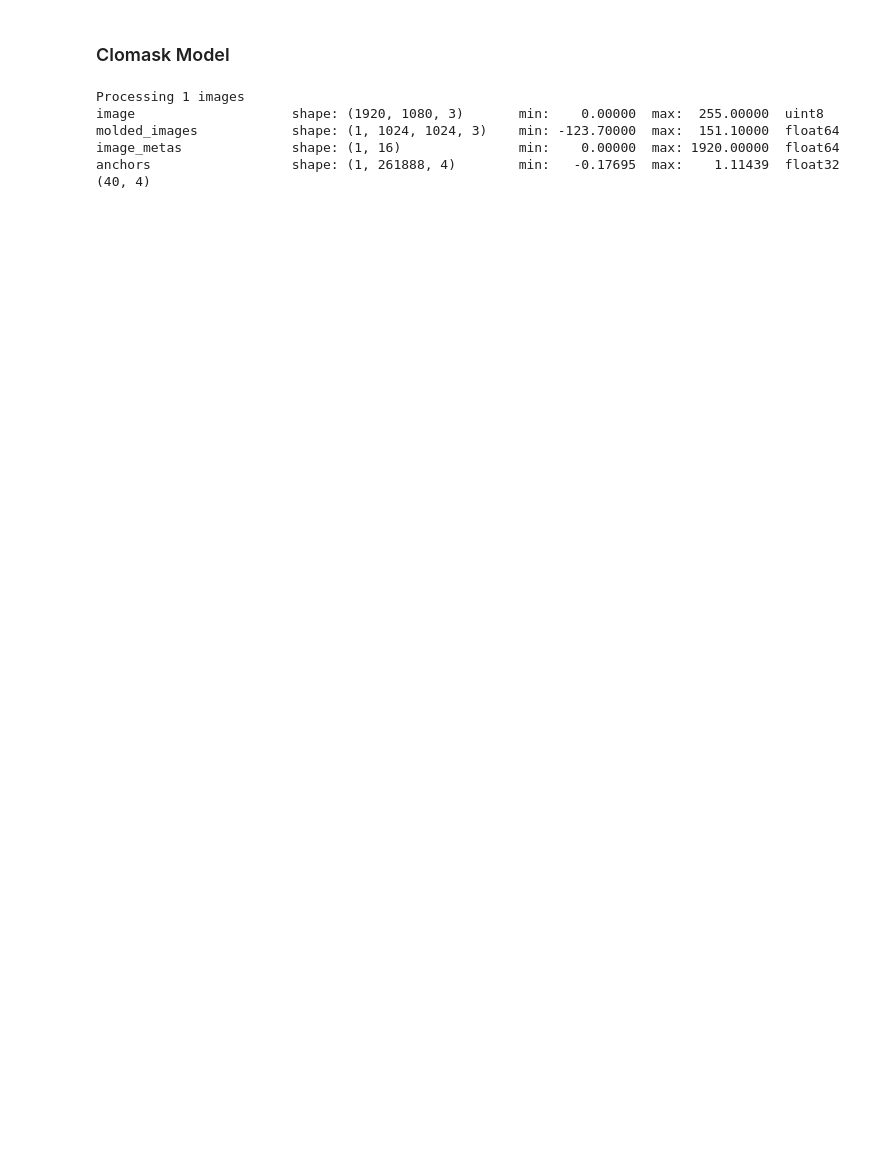
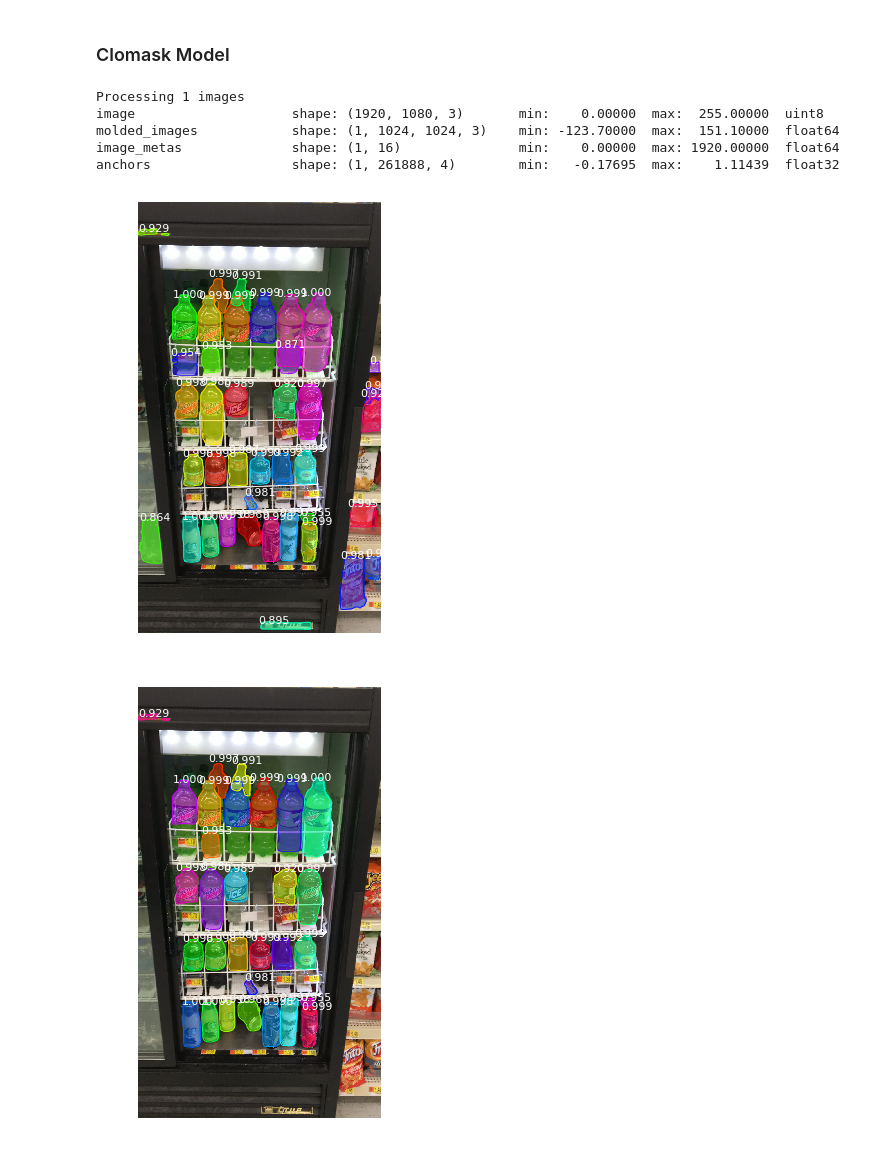
Before and after one commit to havanagrawal/clomask, a Jupyter notebook: model_server/Model-Usage.ipynb, the cells around one changed output. Saved outputs shown, nothing was run; the diff lists cells and outputs as text; code cells hidden in the pictures; blank space fills up the shorter version.

```diff
--- a/model_server/Model-Usage.ipynb
+++ b/model_server/Model-Usage.ipynb
@@ -68,16 +55,17 @@ skimage.io.imshow(im)
 # %% [markdown]
 ### Clomask Model
 # %%
-class_names = [None, 'bottles', "boxes", "bags"]
+class_names = [None, 'bottle', "box", "bag"]
 
 model = ClomaskModel(class_names)
 model.load()
 # %%
-output_path = model.create_mask(img_url, output_dir)
+output_paths = model.create_mask(img_url, output_dir, generate_per_class=True)
 # %% [output]
 Processing 1 images
 image                    shape: (1920, 1080, 3)       min:    0.00000  max:  255.00000  uint8
 molded_images            shape: (1, 1024, 1024, 3)    min: -123.70000  max:  151.10000  float64
 image_metas              shape: (1, 16)               min:    0.00000  max: 1920.00000  float64
 anchors                  shape: (1, 261888, 4)        min:   -0.17695  max:    1.11439  float32
-(40, 4)
+[figure, added]
+[figure, added]
```
Also changed, not shown: parts of 12 cells of this notebook, 2 other files.
